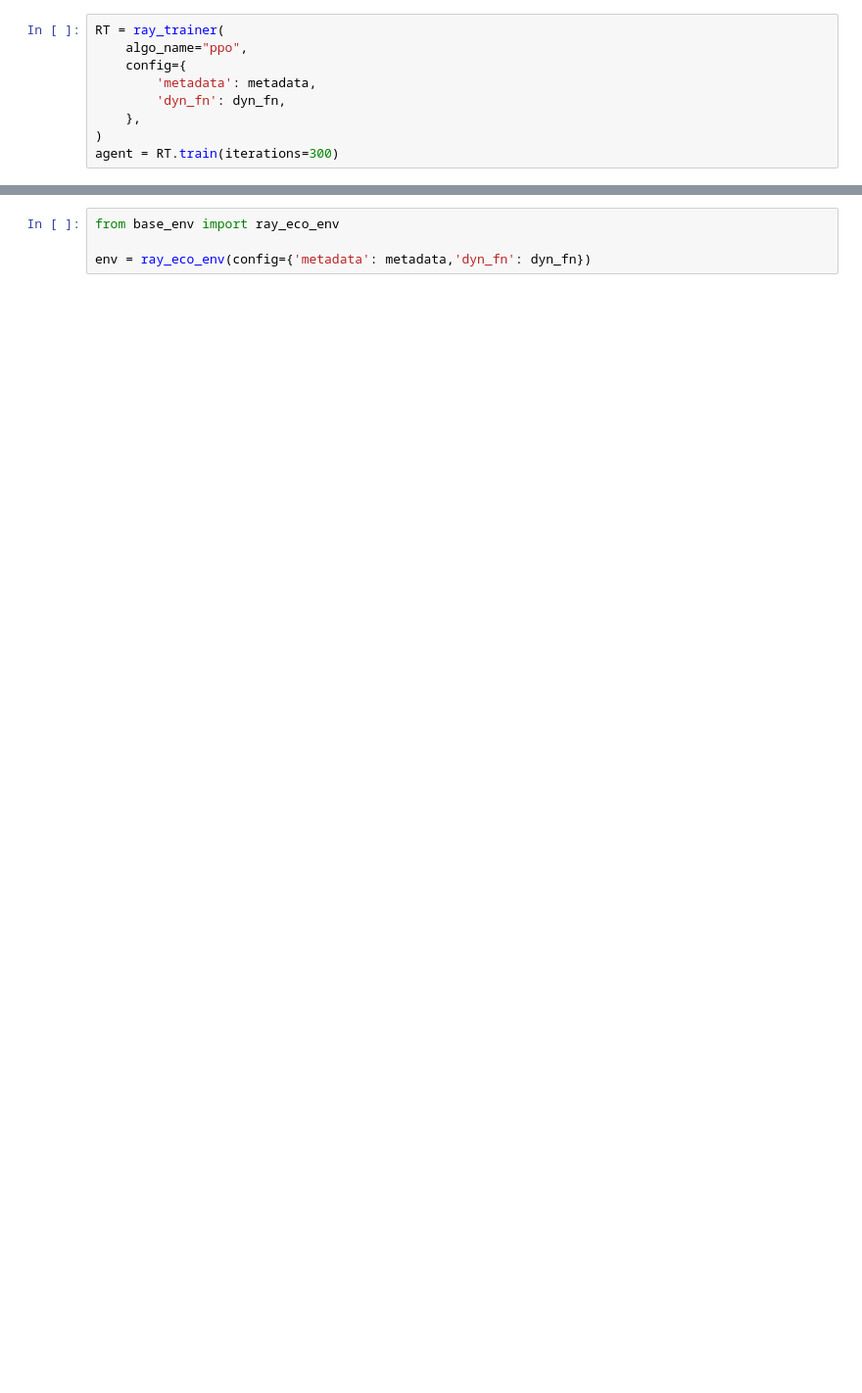
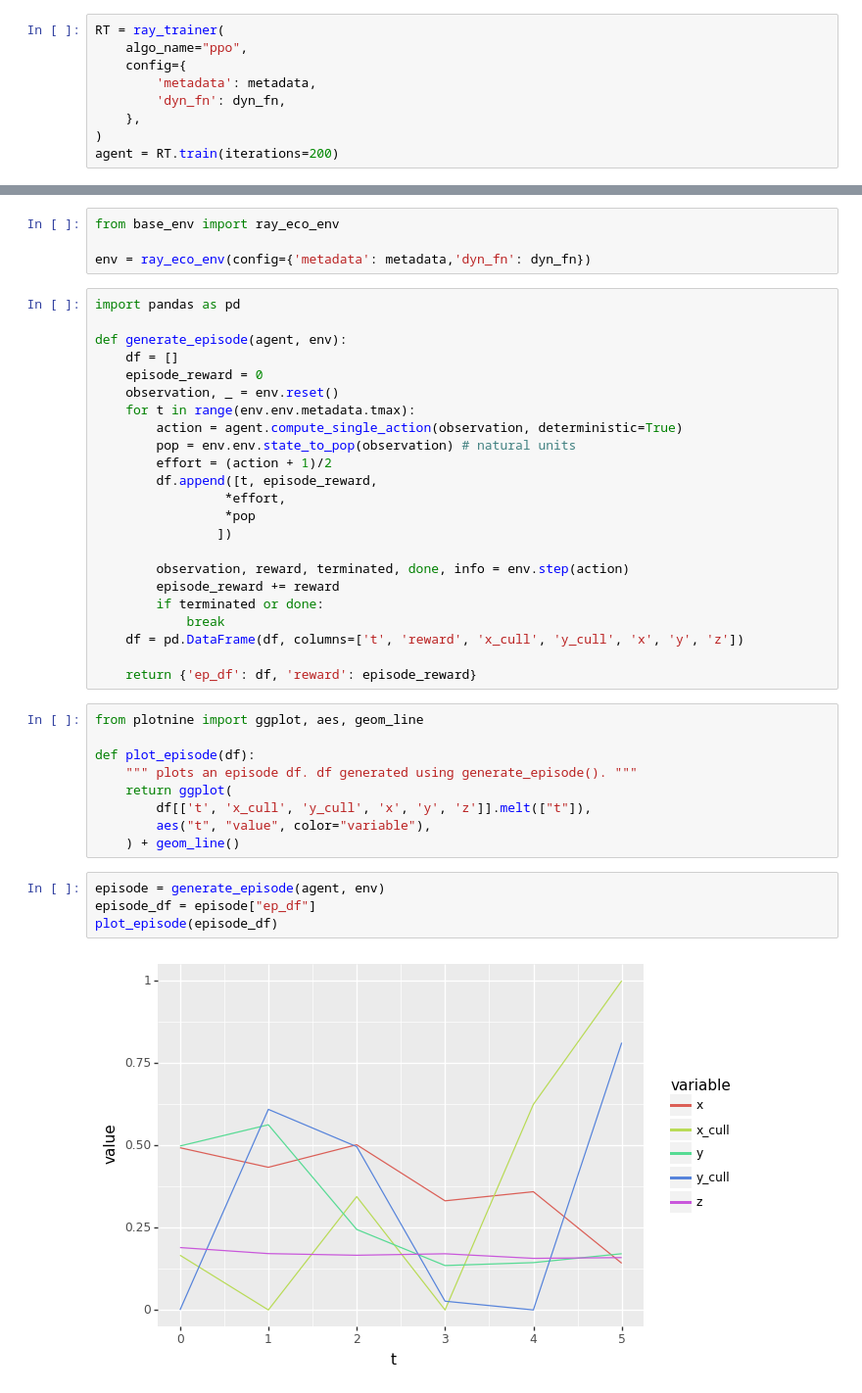
Before and after one commit to boettiger-lab/rl-eco-benchmarks, a Jupyter notebook: src/examples.ipynb, the cells around one changed output, grey strips where cells are left out. Shown at 98% size. Saved outputs shown, nothing was run; the diff lists cells and outputs as text; blank space fills up the shorter version.

Commit message:
evaluation+plotting on jupyter notebook

```diff
--- a/src/examples.ipynb
+++ b/src/examples.ipynb
@@ -98,4 +102,4 @@ RT = ray_trainer(
         'dyn_fn': dyn_fn,
     },
 )
-agent = RT.train(iterations=300)
+agent = RT.train(iterations=200)
@@ -115,3 +107,41 @@ iteration nr. 1
 from base_env import ray_eco_env
 
 env = ray_eco_env(config={'metadata': metadata,'dyn_fn': dyn_fn})
+# %%
+import pandas as pd
+
+def generate_episode(agent, env):
+    df = []
+    episode_reward = 0
+    observation, _ = env.reset()
+    for t in range(env.env.metadata.tmax):
+        action = agent.compute_single_action(observation, deterministic=True)
+        pop = env.env.state_to_pop(observation) # natural units
+        effort = (action + 1)/2
+        df.append([t, episode_reward,
+                 *effort,
+                 *pop
+                ])
+
+        observation, reward, terminated, done, info = env.step(action)
+        episode_reward += reward
+        if terminated or done:
+            break
+    df = pd.DataFrame(df, columns=['t', 'reward', 'x_cull', 'y_cull', 'x', 'y', 'z'])
+
+    return {'ep_df': df, 'reward': episode_reward}
+# %%
+from plotnine import ggplot, aes, geom_line
+
+def plot_episode(df):
+    """ plots an episode df. df generated using generate_episode(). """
+    return ggplot(
+        df[['t', 'x_cull', 'y_cull', 'x', 'y', 'z']].melt(["t"]),
+        aes("t", "value", color="variable"),
+    ) + geom_line()
+# %%
+episode = generate_episode(agent, env)
+episode_df = episode["ep_df"]
+plot_episode(episode_df)
+# %% [output]
+[figure, added]
```
Also changed, not shown: parts of 4 cells of this notebook.
